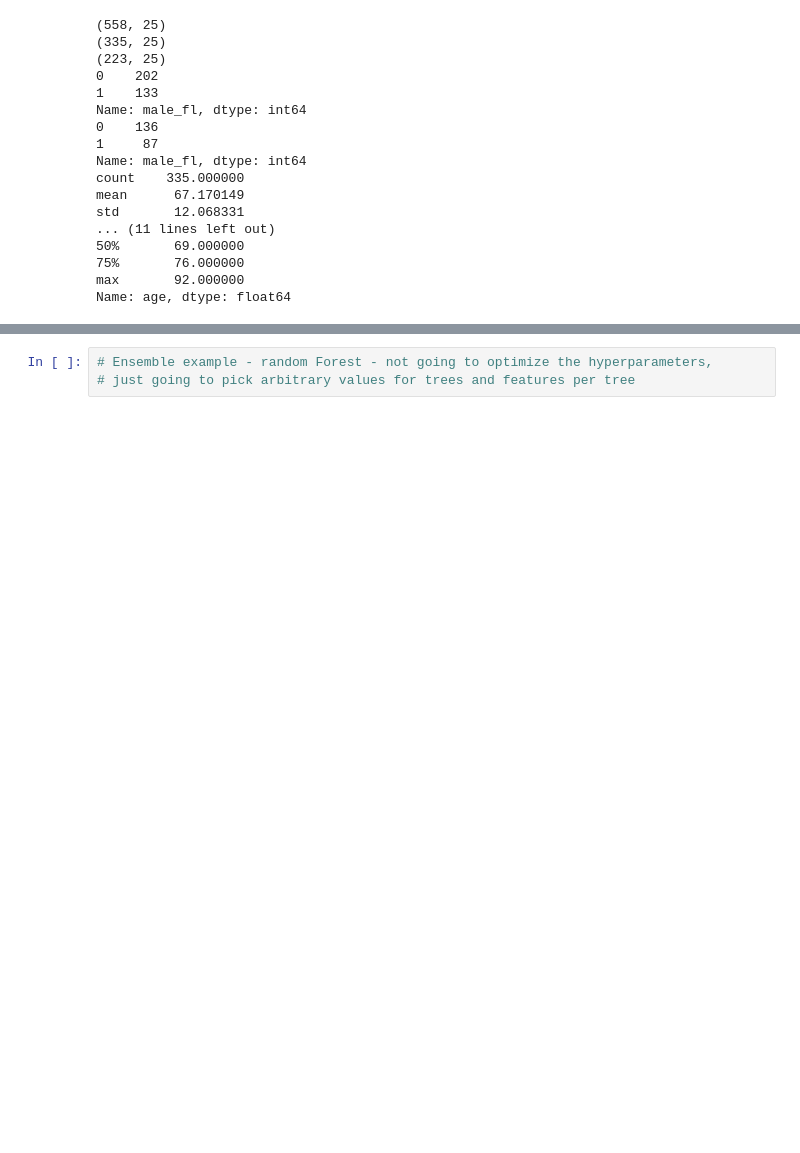
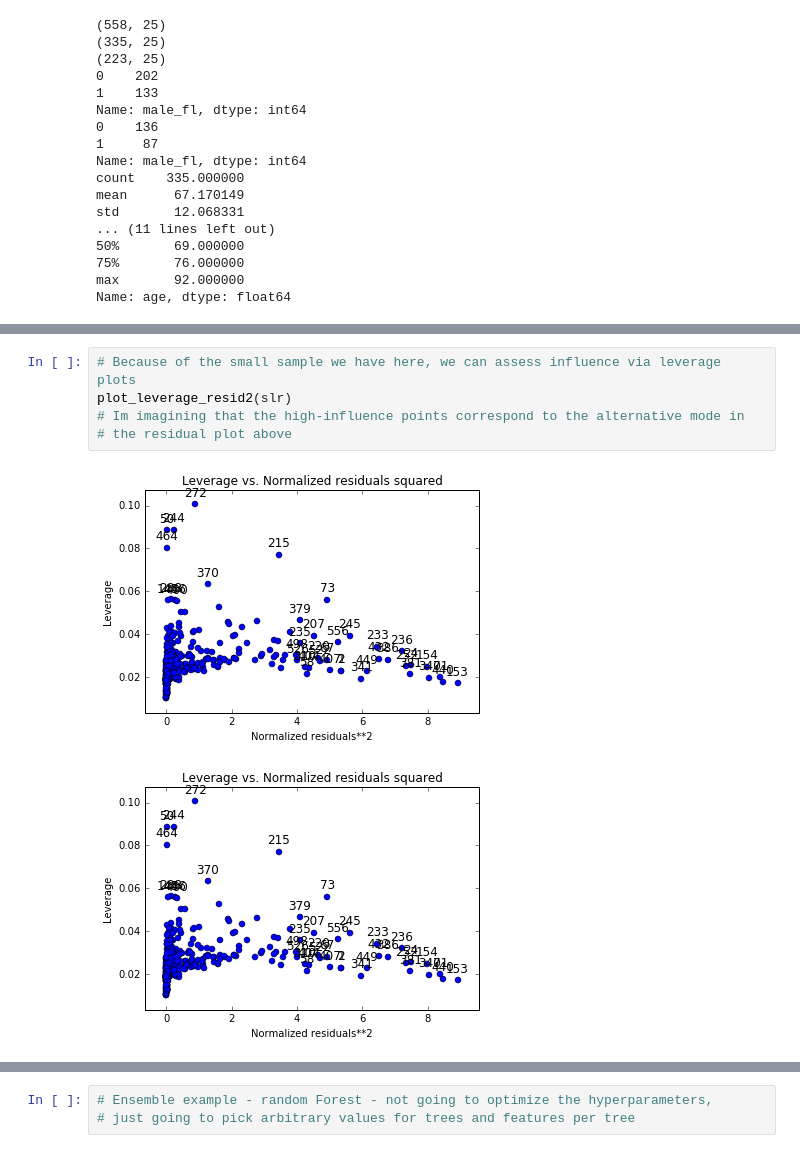
Before and after one commit to panders225/python_scripts, a Jupyter notebook: freestyle_eda/pyprogs/biostatistics_EDA.ipynb, the cells around one changed output, grey strips where cells are left out. Drawn from its saved outputs; the diff is of its cells as text; blank space fills up the shorter version.

```diff
--- a/freestyle_eda/pyprogs/biostatistics_EDA.ipynb
+++ b/freestyle_eda/pyprogs/biostatistics_EDA.ipynb
@@ -299,0 +355,8 @@ stress_Y_test = stress_test['any.event']
+# %%
+# Because of the small sample we have here, we can assess influence via leverage plots
+plot_leverage_resid2(slr)
+# Im imagining that the high-influence points correspond to the alternative mode in
+# the residual plot above
+# %% [output]
+[figure, added]
+[figure, added]
```
Also changed, not shown: parts of 9 cells of this notebook.
